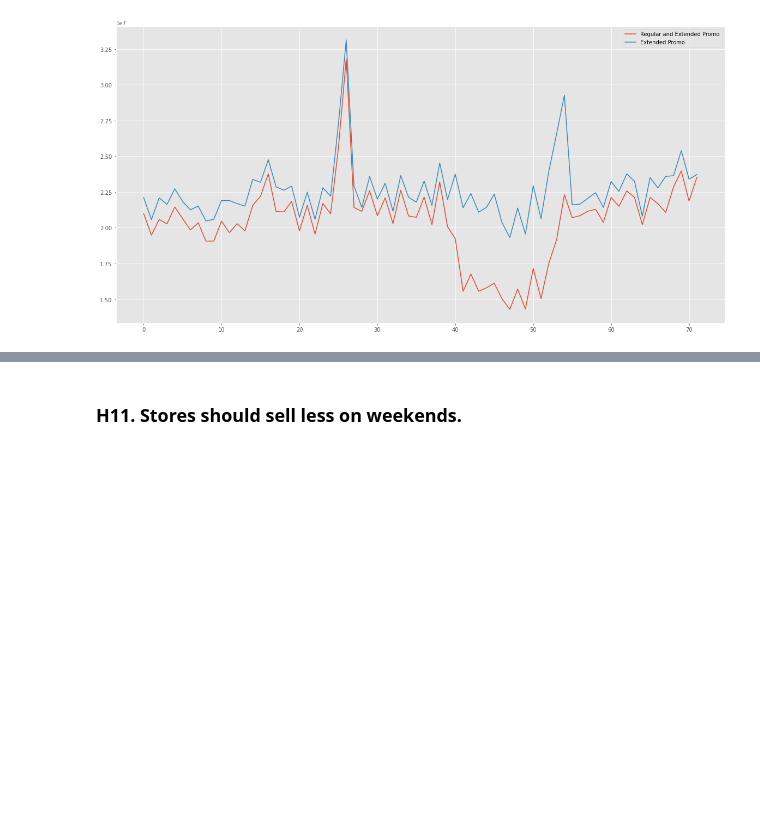
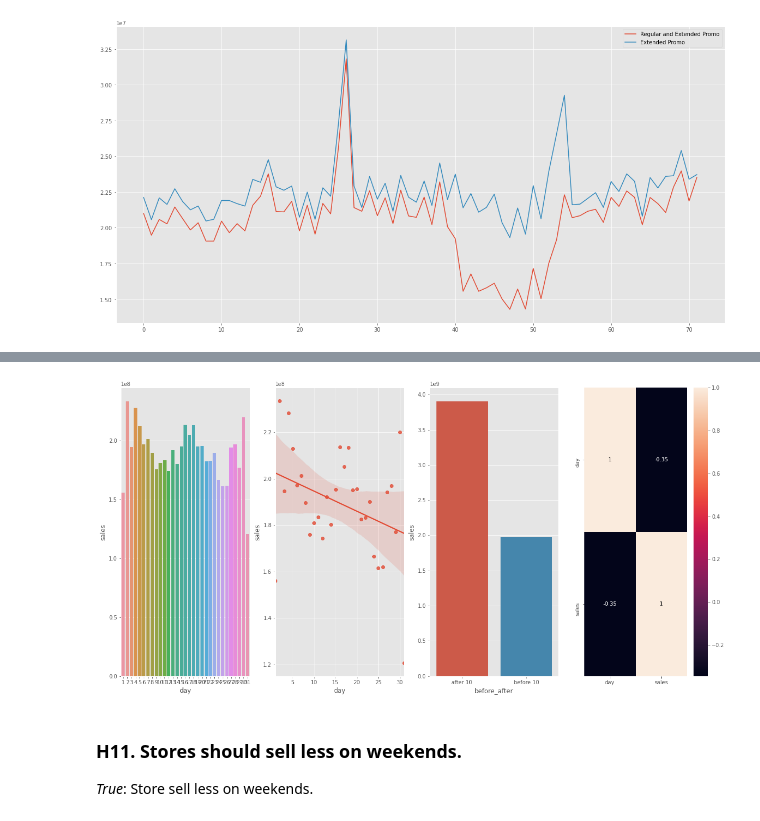
Before and after one commit to vfamim/Rossman-Sales, a Jupyter notebook: notebook/c01_01_Rossman.ipynb, the cells around one changed output, grey strips where cells are left out. Cells and saved outputs as stored; diff of their text form; code cells hidden in the pictures; blank space fills up the shorter version.

```diff
--- a/notebook/c01_01_Rossman.ipynb
+++ b/notebook/c01_01_Rossman.ipynb
@@ -718,2 +773,23 @@ plt.show()
+# %%
+# grouping sales by day
+aux1 = df4[['day', 'sales']].groupby('day').sum().reset_index()
+aux1['before_after'] = aux1['day'].apply(lambda x: 'before 10' if x <= 10 else 'after 10')
+aux2 = aux1[['before_after', 'sales']].groupby('before_after').sum().reset_index()
+
+# fig and axes
+fig, ax = plt.subplots(1,4)
+# subplot 1
+sns.barplot(data=aux1, x='day', y='sales', ax=ax[0])
+# subplot 2
+sns.regplot(data=aux1, x='day', y='sales', ax=ax[1])
+# subplot 3
+sns.heatmap(aux1.corr(method='pearson'), annot=True, ax=ax[3])
+# subplot 4
+sns.barplot(data=aux2, x='before_after', y='sales', ax=ax[2])
+# plot show
+plt.show()
+# %% [output]
+[figure, added]
 # %% [markdown]
 ### H11. Stores should sell less on weekends.
+*True*: Store sell less on weekends.
```
Also changed, not shown: parts of 12 cells of this notebook.
